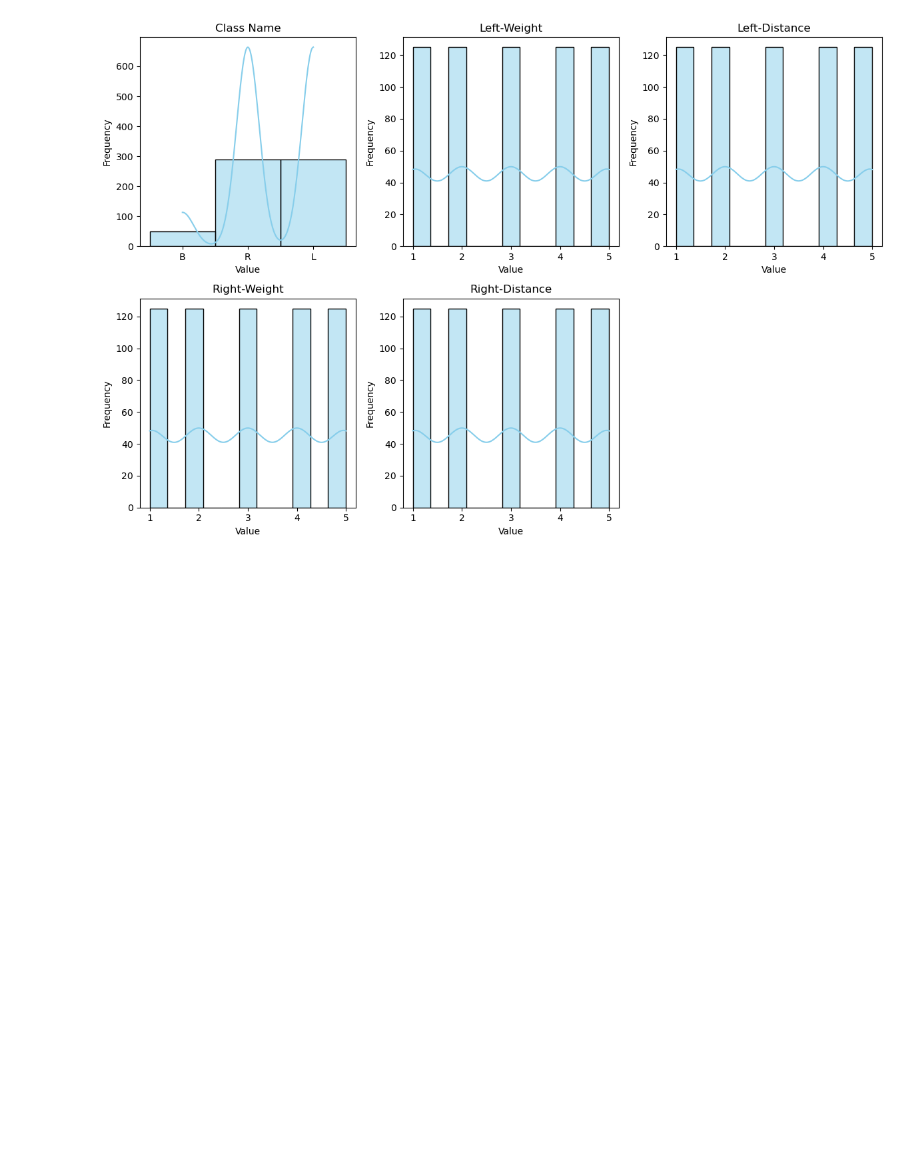
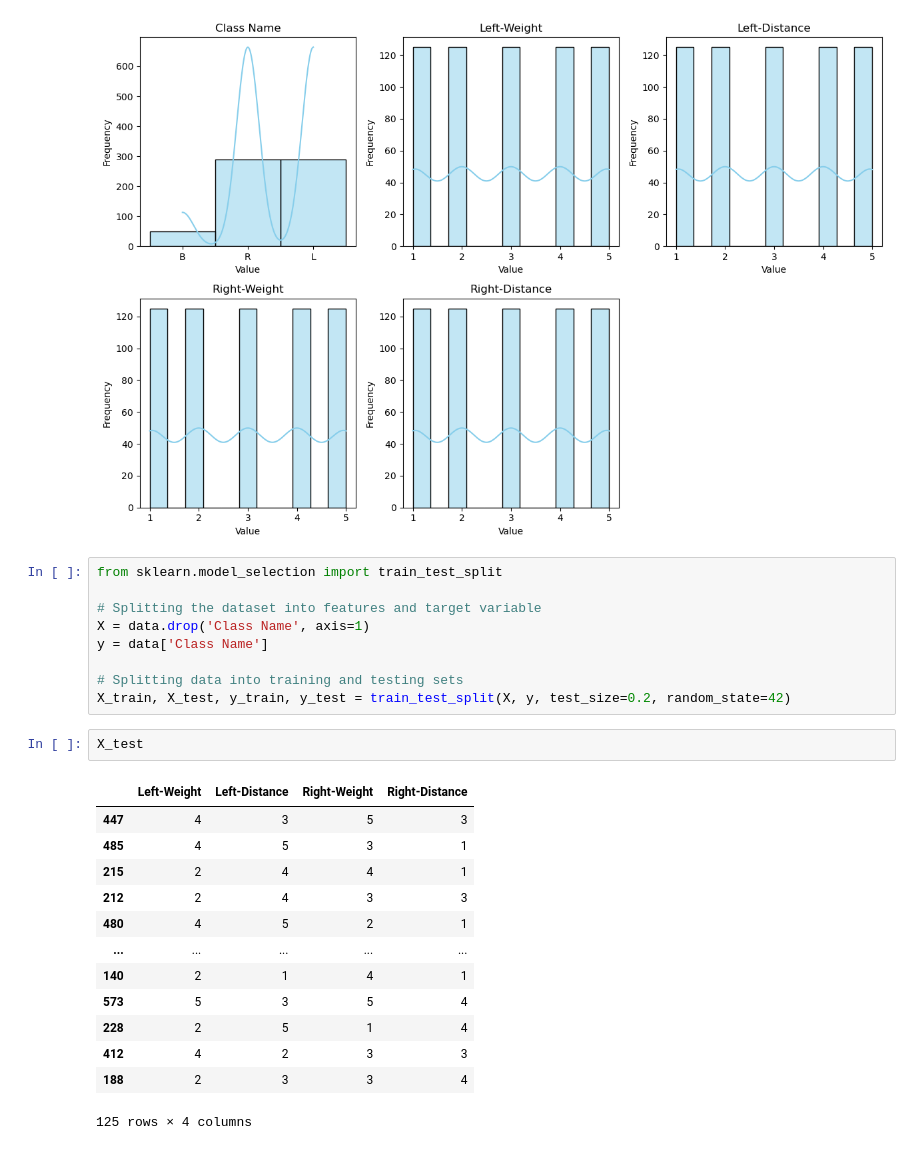
Before and after one commit to spunnam/balance-scale, a Jupyter notebook: balance-scale-gp3.ipynb, the cells around one changed output. Cells and saved outputs as stored; diff of their text form; blank space fills up the shorter version.

Commit message:
Test-train-split

```diff
--- a/balance-scale-gp3.ipynb
+++ b/balance-scale-gp3.ipynb
@@ -153,3 +153,28 @@ plt.tight_layout()
 plt.show()
 # %% [output]
 [figure]
+# %%
+from sklearn.model_selection import train_test_split
+
+# Splitting the dataset into features and target variable
+X = data.drop('Class Name', axis=1)
+y = data['Class Name']
+
+# Splitting data into training and testing sets
+X_train, X_test, y_train, y_test = train_test_split(X, y, test_size=0.2, random_state=42)
+# %%
+X_test
+# %% [output]
+|  | Left-Weight | Left-Distance | Right-Weight | Right-Distance |
+| 447 | 4 | 3 | 5 | 3 |
+| 485 | 4 | 5 | 3 | 1 |
+| 215 | 2 | 4 | 4 | 1 |
+| 212 | 2 | 4 | 3 | 3 |
+| 480 | 4 | 5 | 2 | 1 |
+| ... | ... | ... | ... | ... |
+| 140 | 2 | 1 | 4 | 1 |
+| 573 | 5 | 3 | 5 | 4 |
+| 228 | 2 | 5 | 1 | 4 |
+| 412 | 4 | 2 | 3 | 3 |
+| 188 | 2 | 3 | 3 | 4 |
+125 rows × 4 columns
```
